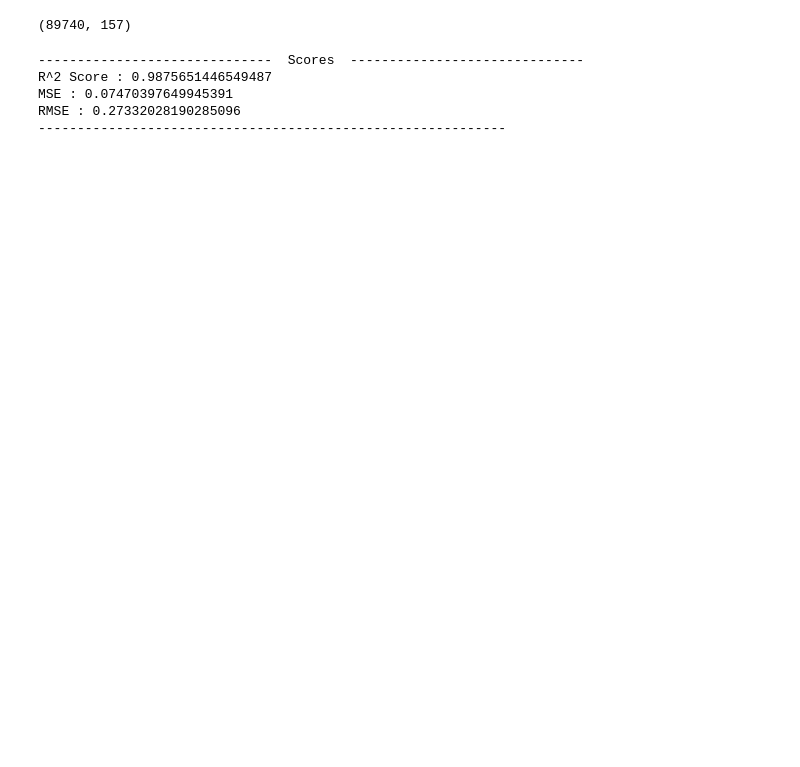
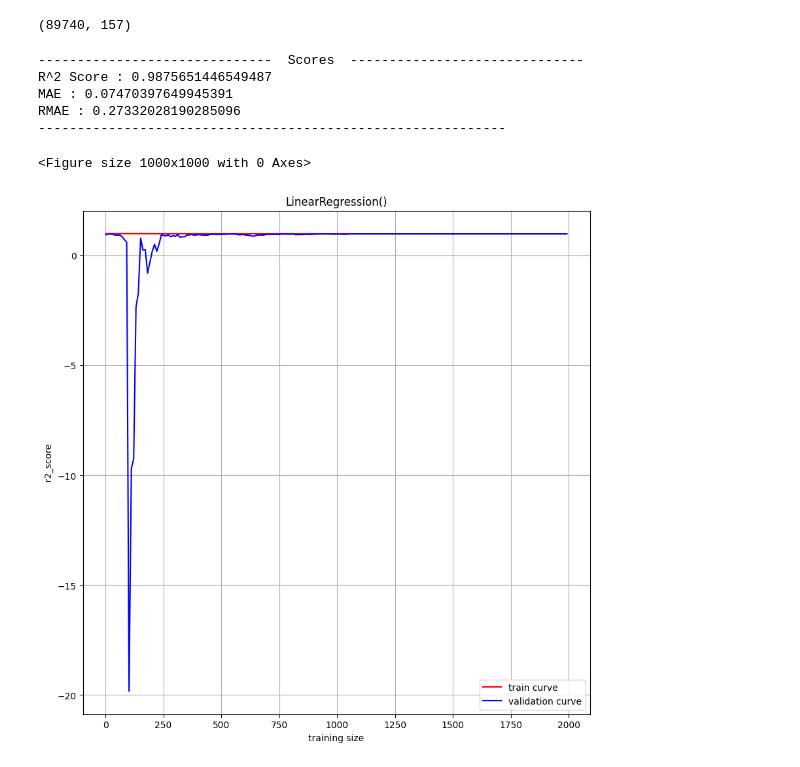
Before and after one commit to Mhmd-sh3rawy/Spotify_dataset_NTI, a Jupyter notebook: 04-trianing-models.ipynb, the cells around one changed output. Drawn from its saved outputs; the diff is of its cells as text; code cells hidden in the pictures; blank space fills up the shorter version.

Commit message:
add regression model

```diff
--- a/04-trianing-models.ipynb
+++ b/04-trianing-models.ipynb
@@ -22,21 +22,68 @@ from sklearn.metrics import mean_absolute_error, mean_squared_error, r2_score
 
 linear_model = LinearRegression()
 
-linear_model = LinearRegression()
-linear_model.fit(X_train, y_train)
+linear_mdl = LinearRegression()
+linear_mdl.fit(X_train_lm, y_train_lm)
 
 # calculate the predict the model
-y_pred = linear_model.predict(X_test)
+y_pred_lm = linear_mdl.predict(X_test_lm)
 
 # See the score
 print(f"{'--'*15}  Scores  {'--'*15}")
-print(f"R^2 Score : {r2_score(y_test, y_pred)} ")
-print(f"MSE : {mean_absolute_error(y_test, y_pred)} ")
-print(f"RMSE : {np.sqrt(mean_absolute_error(y_test, y_pred))}")
+print(f"R^2 Score : {r2_score(y_test_lm, y_pred_lm)} ")
+print(f"MAE : {mean_absolute_error(y_test_lm, y_pred_lm)} ")
+print(f"RMAE : {np.sqrt(mean_absolute_error(y_test_lm, y_pred_lm))}")
 print(f"{'--'*30}  \n")
 # %% [output]
 ------------------------------  Scores  ------------------------------
 R^2 Score : 0.9875651446549487
-MSE : 0.07470397649945391
-RMSE : 0.27332028190285096
+MAE : 0.07470397649945391
+RMAE : 0.27332028190285096
 ------------------------------------------------------------
+# %%
+def plot_learning_curves(model, X, y, val_size=0.2, method='r2_score', figsize=(10,10), step=1):
+
+    train_error = []
+    validation_error = []
+    sizes = []
+
+    # Fix 1: Use test_size instead of train_size for validation split
+    X_train, X_val, y_train, y_val = train_test_split(X, y, test_size=val_size, random_state=42)
+
+    # Fix 2: Move plt.figure outside the loop
+    plt.figure(figsize=figsize)
+
+    for m in range(2, 2000,10):
+        model.fit(X_train[:m], y_train[:m])
+        y_train_pred = model.predict(X_train[:m])
+        y_val_pred = model.predict(X_val)
+
+        if method == 'r2_score':
+            train_error.append(r2_score(y_train[:m], y_train_pred))
+            validation_error.append(r2_score(y_val, y_val_pred))
+        elif method == 'mean_squared_error':
+            train_error.append(mean_squared_error(y_train[:m], y_train_pred))
+            validation_error.append(mean_squared_error(y_val, y_val_pred))
+        elif method == 'mean_absolute_error':
+            train_error.append(mean_absolute_error(y_train[:m], y_train_pred))
+            validation_error.append(mean_absolute_error(y_val, y_val_pred))
+        else:
+            train_error.append(r2_score(y_train[:m], y_train_pred))
+            validation_error.append(r2_score(y_val, y_val_pred))
+        #print(f'loop {m}')
+        sizes.append(m)
+
+    plt.figure(figsize=figsize)
+    plt.plot(sizes, train_error, color='r', label='train curve')
+    plt.plot(sizes, validation_error, color='b', label='validation curve')
+    plt.xlabel('training size')
+    plt.ylabel(f' {method} ')
+    plt.legend()
+    plt.title(f'{model}')
+    plt.grid(True)
+    #return train_error, validation_error
+# %%
+plot_learning_curves(linear_mdl, X_train_lm, y_train_lm, step=500)
+# %% [output]
+<Figure size 1000x1000 with 0 Axes>
+[figure, added]
```
Also changed, not shown: parts of 7 cells of this notebook, 1 other file.
